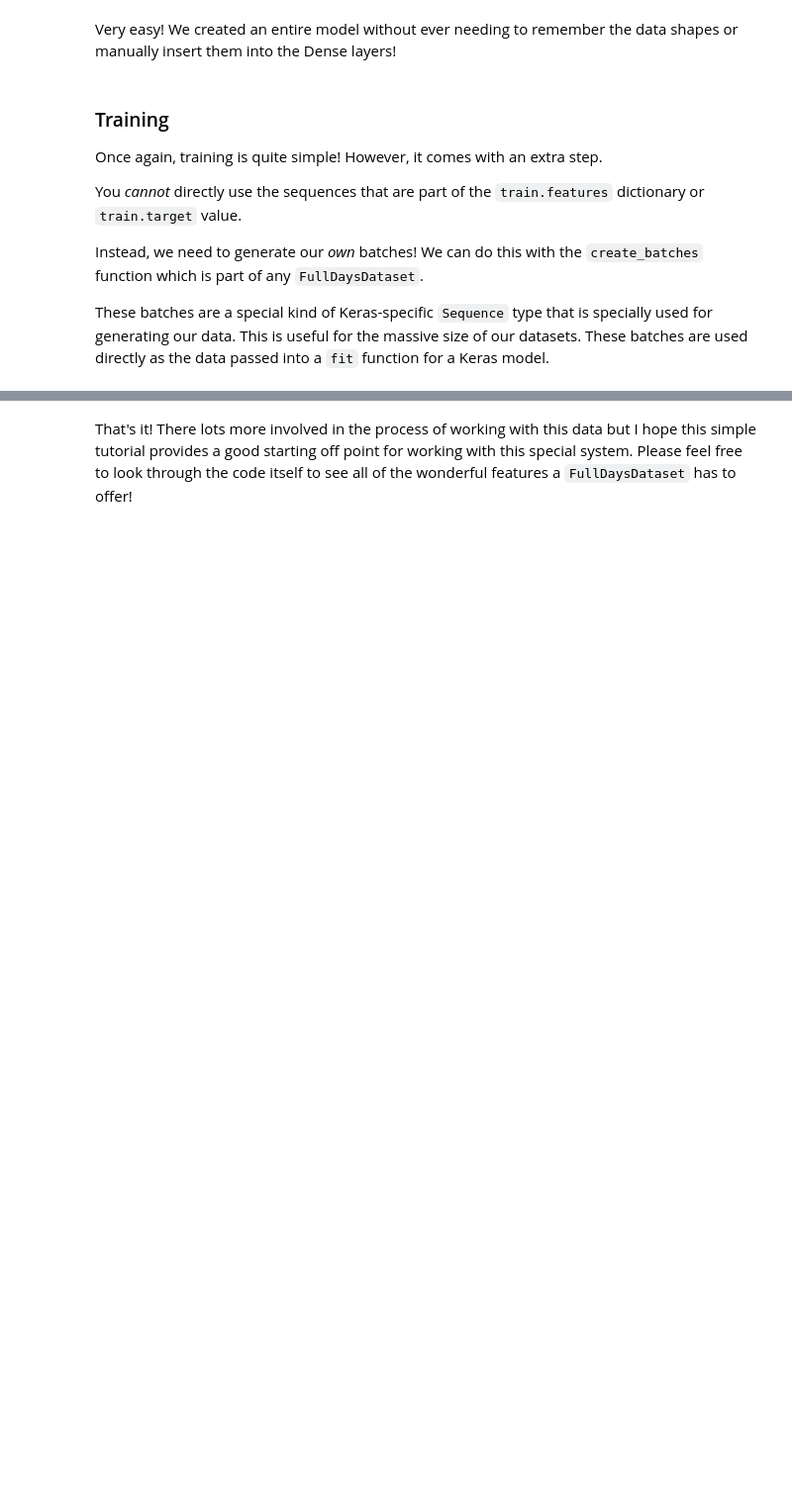
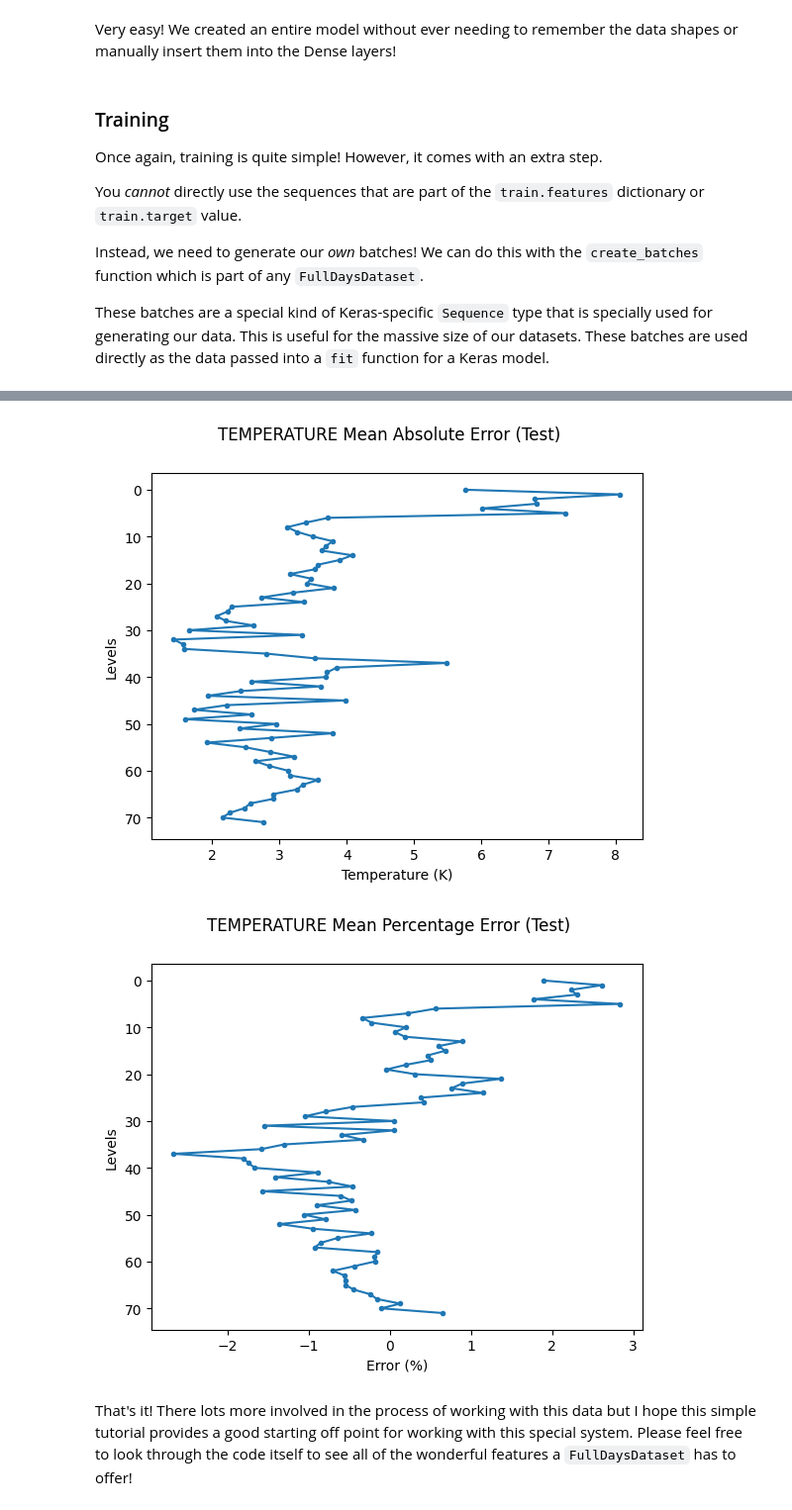
Before and after one commit to AURORA-Pathfinder/hympi-ml-retrieval, a Jupyter notebook: notebooks/fulldays_example.ipynb, the cells around one changed output, grey strips where cells are left out. Shown at 99% size. Cells and saved outputs as stored; diff of their text form; code cells hidden in the pictures; blank space fills up the shorter version.

```diff
--- a/notebooks/fulldays_example.ipynb
+++ b/notebooks/fulldays_example.ipynb
@@ -146,10 +129,3 @@ You *cannot* directly use the sequences that are part of the `train.features` di
 Instead, we need to generate our *own* batches! We can do this with the `create_batches` function which is part of any `FullDaysDataset`.
 
 These batches are a special kind of Keras-specific `Sequence` type that is specially used for generating our data. This is useful for the massive size of our datasets. These batches are used directly as the data passed into a `fit` function for a Keras model.
-# %%
-batch_size = 2000
-train_batches = train.create_batches(batch_size)
-val_batches = validation.create_batches(batch_size)
-test_batches = test.create_batches(batch_size) # unused here but included for completeness!
-
-model.fit(train_batches, validation_data=val_batches, epochs=1, verbose=1)
@@ -170,0 +132,18 @@ plot = profile.plot_mae(model, data=test, context="Test", count=10000)
+# %%
+import tensorflow as tf
+
+# Training
+batch_size = 2000
+
+train_ds = (
+    train.as_tf_dataset()
+    .shuffle(buffer_size=batch_size, reshuffle_each_iteration=True)
+    .batch(batch_size)
+    .cache()
+    .prefetch(tf.data.AUTOTUNE)
+)
+
+val_ds = validation.as_tf_dataset().batch(batch_size).prefetch(tf.data.AUTOTUNE)
+test_ds = test.as_tf_dataset().batch(batch_size).prefetch(tf.data.AUTOTUNE)
+
+model.fit(train_ds, validation_data=val_ds, epochs=1, verbose=1)
@@ -170,0 +162,19 @@ plot = profile.plot_mae(model, data=test, context="Test", count=10000)
+# %%
+from hympi_ml.evaluation import figs
+
+test_preds = test.predict(model, unscale=True)  # you can unscale predictions!
+test_truths = test.get_targets(scaling=False)  # make sure to not scale if you are unscaling predictions as well!
+
+figures = figs.plot_eval_figures(
+    preds=test_preds,
+    truths=test_truths,
+    eval_figures=[
+        figs.MeanErrorProfile(absolute=True, percentage=False),
+        figs.MeanErrorProfile(absolute=False, percentage=True),
+    ],
+    context="Test",
+)
+
+for figure in figures:
+    figure.show()
+# %% [output]
@@ -171,2 +183,4 @@ plot = profile.plot_mae(model, data=test, context="Test", count=10000)
+[figure, added]
+[figure, added]
 # %% [markdown]
 That's it! There lots more involved in the process of working with this data but I hope this simple tutorial provides a good starting off point for working with this special system. Please feel free to look through the code itself to see all of the wonderful features a `FullDaysDataset` has to offer!
```
Also changed, not shown: parts of 10 cells of this notebook, 23 other files.
